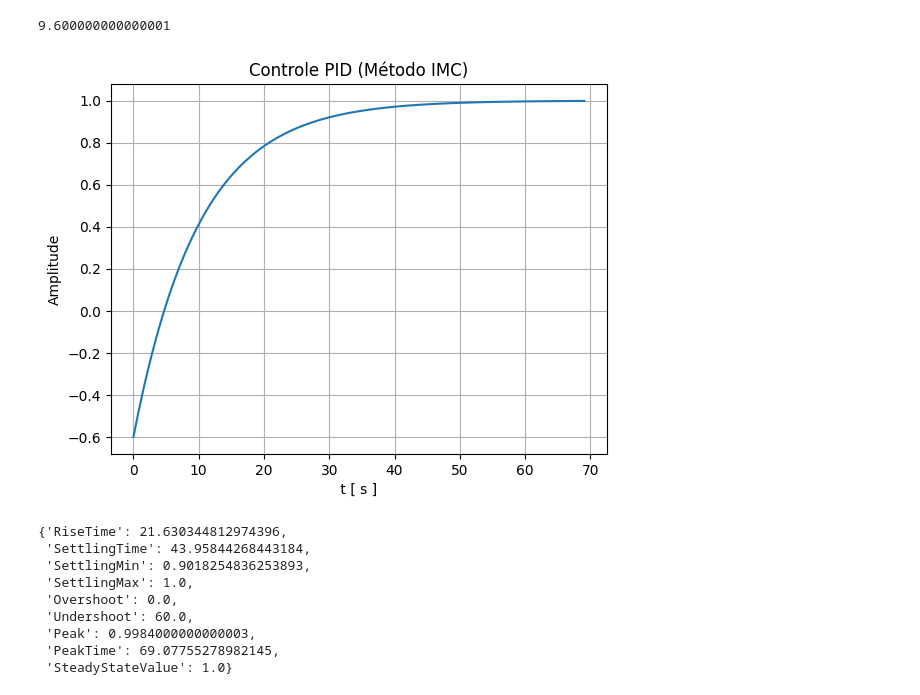
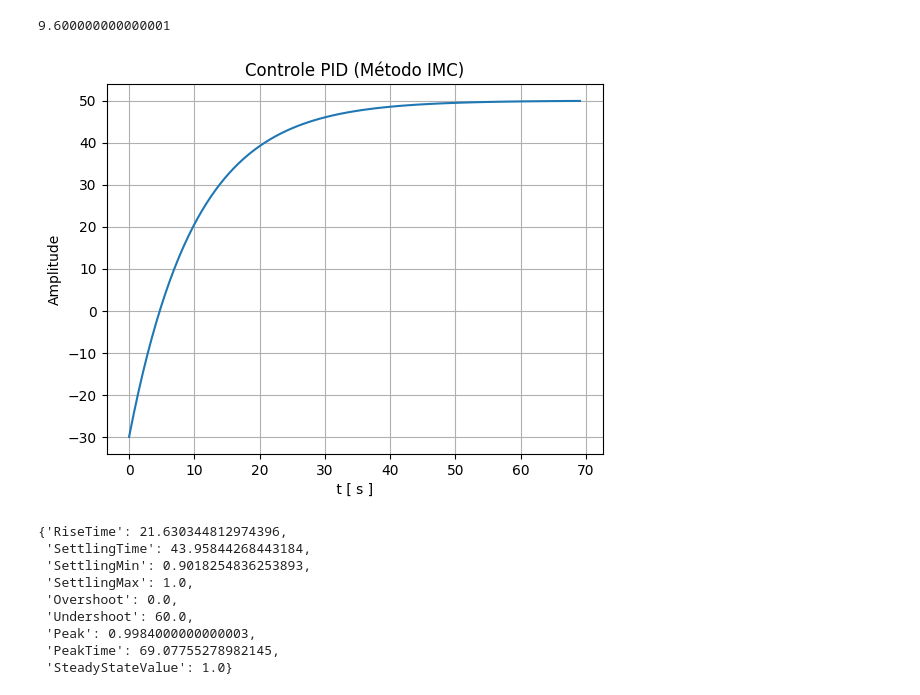
Before and after one commit to natalia-batista/Projeto-C13-, a Jupyter notebook: SistemasEmbarcados.ipynb, the cells around one changed output. Saved outputs shown, nothing was run; the diff lists cells and outputs as text; code cells hidden in the pictures.

```diff
--- a/SistemasEmbarcados.ipynb
+++ b/SistemasEmbarcados.ipynb
@@ -36,3 +38,5 @@ plt.show()
+# %%
+setpoint = 50
 # %% [markdown]
 ### método de identificação de smith
 # %%
@@ -330,17 +334,17 @@ Hdel_imc = ct.series(H, Hctrl_imc)
 Hcl_imc = ct.feedback(Hdel_imc, 1)
 # %%
 t_imc, y_imc = ct.step_response(Hcl_imc)
-
+y_imc *= setpoint
 plt.plot(t_imc, y_imc)
 
 plt.xlabel ( ' t [ s ] ')
 plt.ylabel('Amplitude')
 plt.title('Controle PID (Método IMC)')
 
 plt.grid ()
 plt.show()
 # %% [output]
-[figure, old version]
+[figure, new version]
 # %%
 info_imc = ct.step_info(Hcl_imc)
 info_imc
```
Also changed, not shown: parts of 8 cells of this notebook.
